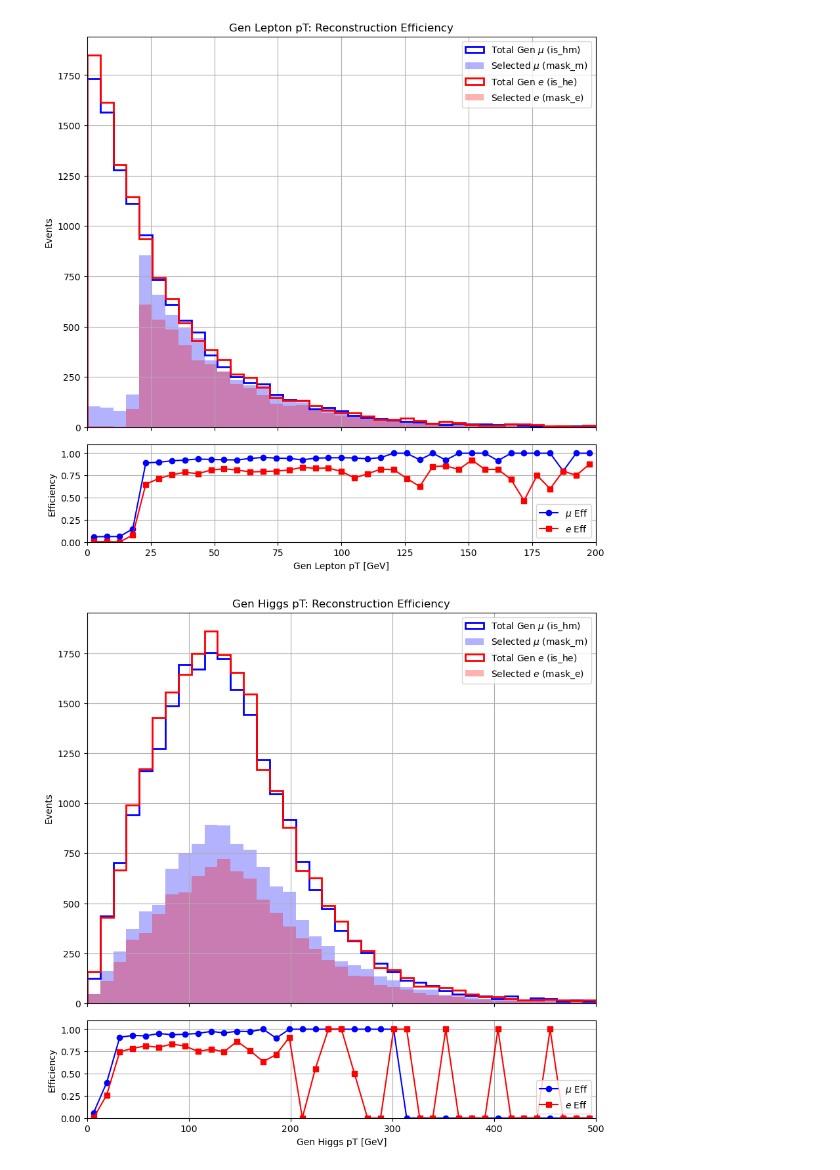
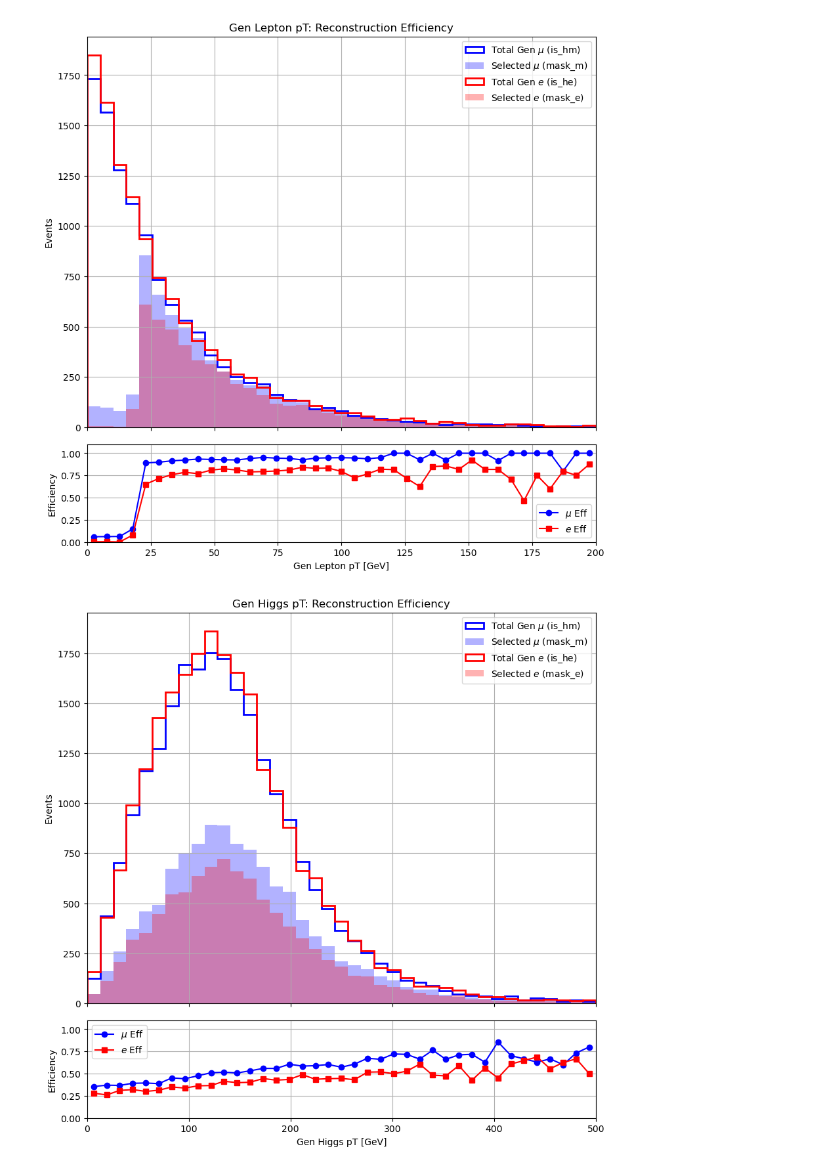
Before and after one commit to ArghyaDas112358/bbtautau, a Jupyter notebook: src/bbtautau/GenPresel/gen.ipynb, the cells around one changed output. Drawn from its saved outputs; the diff is of its cells as text; code cells hidden in the pictures.

```diff
--- a/src/bbtautau/GenPresel/gen.ipynb
+++ b/src/bbtautau/GenPresel/gen.ipynb
@@ -162,7 +162,7 @@ files = list_nanoaod_files(
 [2022] Category 'HHbbtt', sample 'GluGlutoHHto2B2Tau_kl-0p00_kt-1p00_c2-0p00':
   Number of files: 34
 # %%
-file_indices = range(0, 3)  # First 3 files
+file_indices = range(0, 34)  # First 3 files
 
 file_paths = [
     get_nanoaod_file(
@@ -930,36 +912,36 @@ ax.hist(ak.flatten(gen_h[mask_e].pt), bins=bins,
 
 # Top Panel Styling
 ax.set_ylabel("Events")
 ax.set_title("Gen Higgs pT: Reconstruction Efficiency")
 ax.legend()
 ax.grid(True)
 # ax.set_yscale("log")
 ax.set_xlim(bins[0], bins[-1])
 
 def get_efficiency(num_array, den_array, bins):
     num_hist, _ = np.histogram(ak.flatten(num_array), bins=bins)
     den_hist, _ = np.histogram(ak.flatten(den_array), bins=bins)
     # Safe division
     eff = np.divide(num_hist, den_hist, out=np.zeros_like(num_hist, dtype=float), where=den_hist!=0)
     return eff
 
 # Calculate
-eff_mu = get_efficiency(gen_leptons[mask_m].pt, gen_leptons[is_hm].pt, bins)
-eff_el = get_efficiency(gen_leptons[mask_e].pt, gen_leptons[is_he].pt, bins)
+eff_mu = get_efficiency(gen_h[mask_m].pt, gen_h[is_hm].pt, bins)
+eff_el = get_efficiency(gen_h[mask_e].pt, gen_h[is_he].pt, bins)
 
 # Plot
 rax.plot(centers, eff_mu, marker='o', linestyle='-', label=r"$\mu$ Eff", color='blue')
 rax.plot(centers, eff_el, marker='s', linestyle='-', label=r"$e$ Eff", color='red')
 
 # Bottom Panel Styling
 rax.set_xlabel("Gen Higgs pT [GeV]")
 rax.set_ylabel("Efficiency")
 rax.set_ylim(0, 1.1)
 rax.grid(True)
 rax.legend()
 plt.show()
 # %% [output]
-[figure, old version]
+[figure, new version]
 # %%
 ak8_hm = ak8_jets[is_hm]
 ak4_hm = ak4_jets[is_hm]
```
Also changed, not shown: parts of 1 cell of this notebook.
